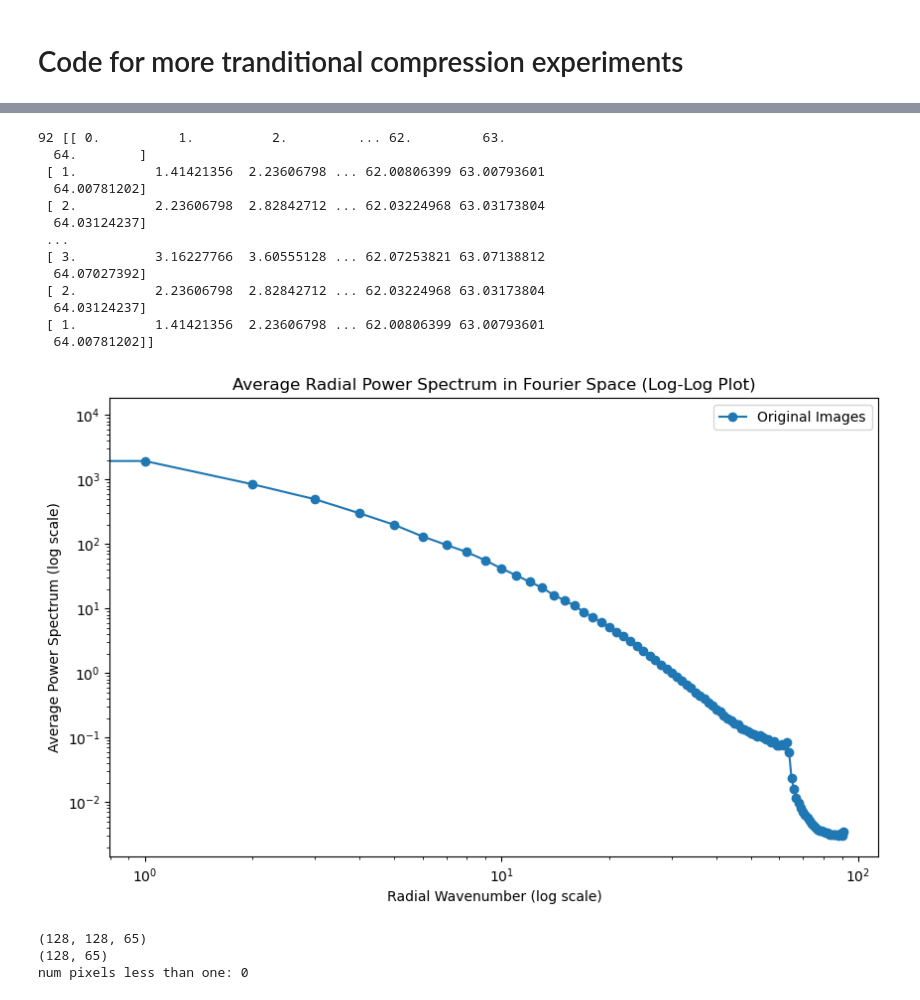
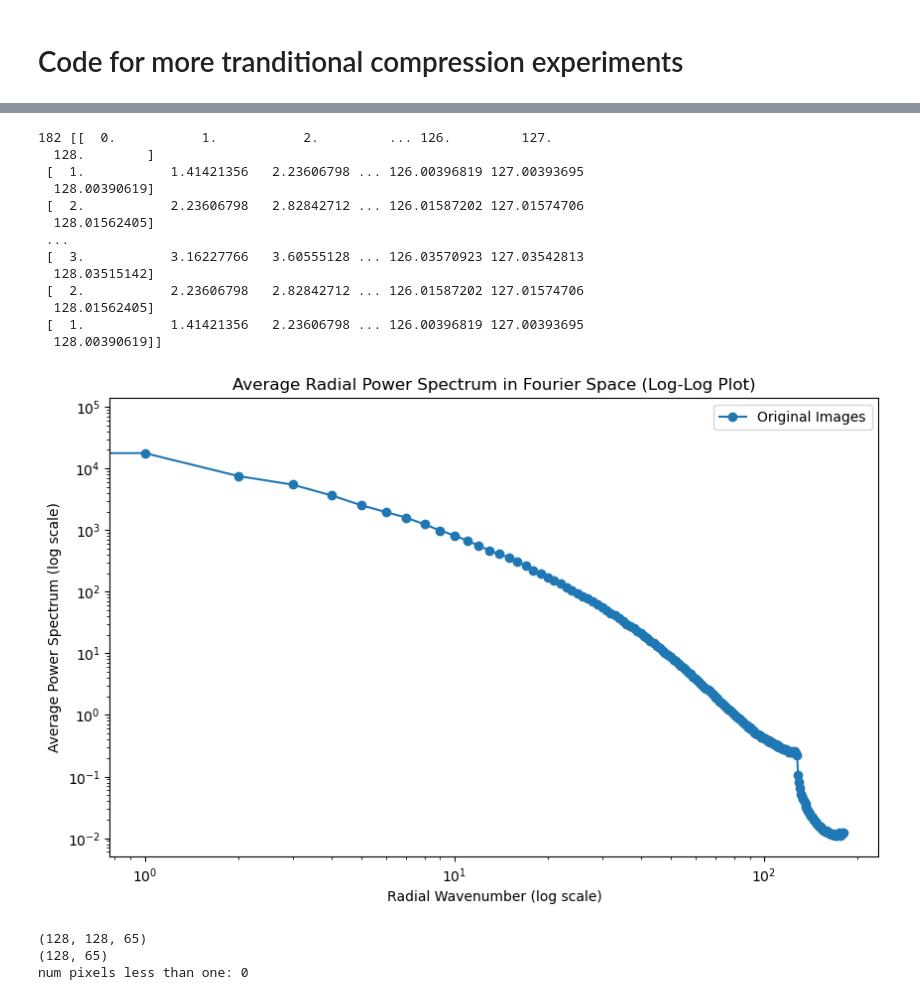
Before and after one commit to astromcquinn/weaklensing_ML, a Jupyter notebook: manual_compression.ipynb, the cells around one changed output, grey strips where cells are left out. Cells and saved outputs as stored; diff of their text form; code cells hidden in the pictures.

```diff
--- a/manual_compression.ipynb
+++ b/manual_compression.ipynb
@@ -17,7 +17,7 @@ directory_path = './columbialensing/'
 single_cosmology = True #if true, only use one cosmology
 # image_size
 image_size = 1024
-sub_image_size = 128 #needs to divide image into these units; must divide evenly image_size
+sub_image_size = 256 #needs to divide image into these units; must divide evenly image_size
                     #division is using that it is unlikely there are learnable correlations
                     #that allow one to compress the data on large scales in the images
                     #dividing images gives more samples to learn correlations
@@ -192,7 +192,7 @@ def average_fft_power_spectrum(fftimages, shape):
     radial_dist = fft_radial_distance(shape)
 
     # Calculate the maximum bin index, rounding up to the nearest integer
-    max_bin_index = int(np.ceil(np.max(radial_dist))+1)
+    max_bin_index = int(np.ceil(np.max(radial_dist)))
     print(max_bin_index, radial_dist)
 
     # Initialize the sum of radial power spectra
@@ -225,44 +225,45 @@ def average_fft_cross_power_spectrum(fftimages1, fftimages2, shape):
 
     for fftimage1, fftimage2 in zip(fftimages1, fftimages2):
         #fftimage = np.fft.fftshift(fftimage)
         radial_power_spectrum = radial_bin_average_cross(fftimage1, fftimage2, radial_dist)
         sum_radial_power_spectrum += radial_power_spectrum
 
     # Average across all images
     avg_radial_power_spectrum = sum_radial_power_spectrum / num_images1
     return avg_radial_power_spectrum
 
 #fft's of array
 fftimages = [np.fft.rfft2(image) for image in tf.squeeze(originals)]
+avg_power = np.mean(np.abs(fftimages))
 
 avg_radial_power_spectrum_originals = average_fft_power_spectrum(fftimages, sub_image_size) # does not need to be subimage size
 
 plt.figure(figsize=(10, 6))
 
 # Plot for originals with markers
 plt.loglog(avg_radial_power_spectrum_originals, label='Original Images', marker='o', linestyle='-')
 
 #plt.loglog(average_fft_cross_power_spectrum(fftimages,fftimages, sub_image_size), label='cross', marker='x', linestyle='-') #for testing
 
 plt.xlabel('Radial Wavenumber (log scale)')
 plt.ylabel('Average Power Spectrum (log scale)')
 plt.title('Average Radial Power Spectrum in Fourier Space (Log-Log Plot)')
 plt.legend()
 
 plt.show()
 # %% [output]
-92 [[ 0.          1.          2.         ... 62.         63.
-  64.        ]
- [ 1.          1.41421356  2.23606798 ... 62.00806399 63.00793601
-  64.00781202]
- [ 2.          2.23606798  2.82842712 ... 62.03224968 63.03173804
-  64.03124237]
+182 [[  0.           1.           2.         ... 126.         127.
+  128.        ]
+ [  1.           1.41421356   2.23606798 ... 126.00396819 127.00393695
+  128.00390619]
+ [  2.           2.23606798   2.82842712 ... 126.01587202 127.01574706
+  128.01562405]
  ...
- [ 3.          3.16227766  3.60555128 ... 62.07253821 63.07138812
-  64.07027392]
- [ 2.          2.23606798  2.82842712 ... 62.03224968 63.03173804
-  64.03124237]
- [ 1.          1.41421356  2.23606798 ... 62.00806399 63.00793601
-  64.00781202]]
+ [  3.           3.16227766   3.60555128 ... 126.03570923 127.03542813
+  128.03515142]
+ [  2.           2.23606798   2.82842712 ... 126.01587202 127.01574706
+  128.01562405]
+ [  1.           1.41421356   2.23606798 ... 126.00396819 127.00393695
+  128.00390619]]
-[figure, old version]
+[figure, new version]
 # %%
```
Also changed, not shown: parts of 17 cells of this notebook, 1 other file.
